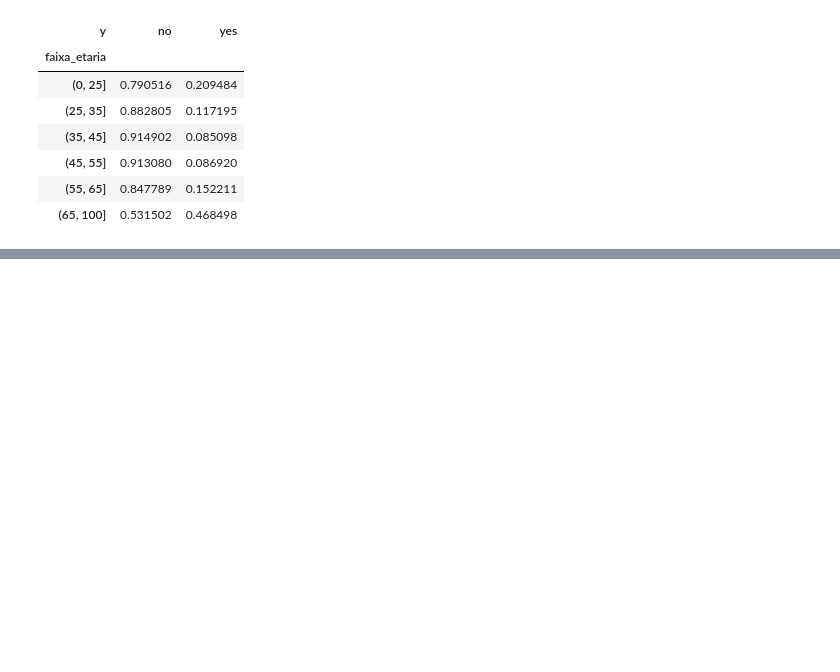
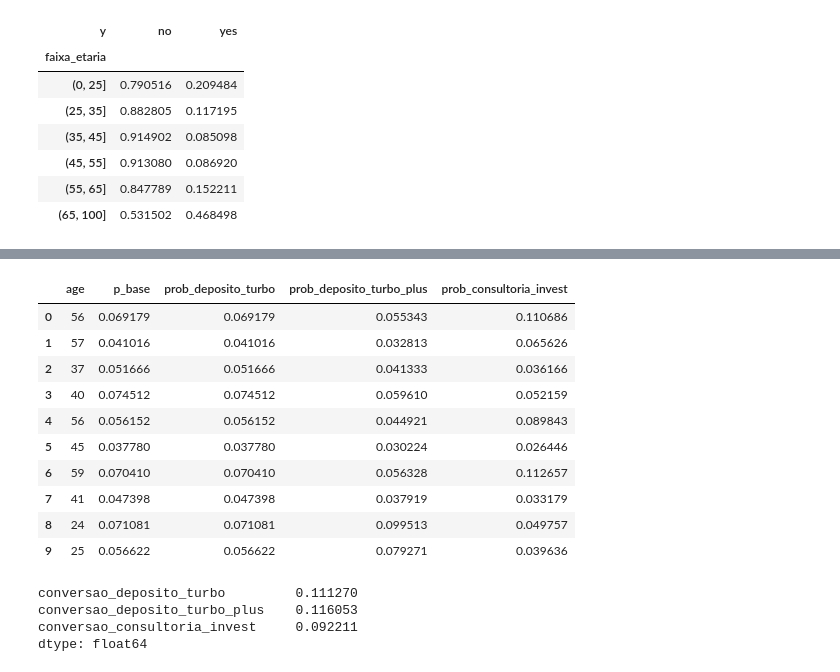
Before and after one commit to JonatasLocateli/datathon-8mlet-grupo-43, a Jupyter notebook: notebooks/eda.ipynb, the cells around one changed output, grey strips where cells are left out. Cells and saved outputs as stored; diff of their text form; code cells hidden in the pictures; blank space fills up the shorter version.

Commit message:
Etapa 2: definicao das 3 ofertas simuladas com multiplicadores calculados a partir da EDA real

```diff
--- a/notebooks/eda.ipynb
+++ b/notebooks/eda.ipynb
@@ -157,3 +155,9 @@ df.groupby('faixa_etaria')['y'].value_counts(normalize=True).unstack()
 | (45, 55] | 0.913080 | 0.086920 |
 | (55, 65] | 0.847789 | 0.152211 |
 | (65, 100] | 0.531502 | 0.468498 |
+# %%
+categorical_cols = ['job', 'marital', 'education', 'default', 'housing', 'loan', 'poutcome']
+
+df_encoded = pd.get_dummies(df, columns=categorical_cols, drop_first=True)
+
+df_encoded.shape
@@ -159,0 +179,3 @@ df.groupby('faixa_etaria')['y'].value_counts(normalize=True).unstack()
+# %%
+X = X.drop(columns=['faixa_etaria'])
+X.shape
@@ -159,0 +184,10 @@ df.groupby('faixa_etaria')['y'].value_counts(normalize=True).unstack()
+# %%
+X_train, X_test, y_train, y_test = train_test_split(
+    X, y, test_size=0.2, random_state=42, stratify=y
+)
+
+modelo_propensao = LogisticRegression(max_iter=1000)
+modelo_propensao.fit(X_train, y_train)
+
+df_encoded['p_base'] = modelo_propensao.predict_proba(X)[:, 1]
+df_encoded['p_base'].describe()
@@ -159,0 +212,49 @@ df.groupby('faixa_etaria')['y'].value_counts(normalize=True).unstack()
+# %%
+import numpy as np
+
+def calcular_prob_conversao(p_base, idade, braço):
+    if braço == "Deposito_Turbo":
+        multiplicador = 1.0
+    elif braço == "Deposito_Turbo_Plus":
+        multiplicador = 1.4 if idade <= 35 else 0.8
+    elif braço == "Consultoria_Invest":
+        multiplicador = 1.6 if idade >= 55 else 0.7
+    return min(p_base * multiplicador, 1.0)
+
+# Gera a probabilidade simulada para cada braço
+df_encoded['prob_deposito_turbo'] = df_encoded.apply(
+    lambda row: calcular_prob_conversao(row['p_base'], row['age'], "Deposito_Turbo"), axis=1
+)
+df_encoded['prob_deposito_turbo_plus'] = df_encoded.apply(
+    lambda row: calcular_prob_conversao(row['p_base'], row['age'], "Deposito_Turbo_Plus"), axis=1
+)
+df_encoded['prob_consultoria_invest'] = df_encoded.apply(
+    lambda row: calcular_prob_conversao(row['p_base'], row['age'], "Consultoria_Invest"), axis=1
+)
+
+df_encoded[['age', 'p_base', 'prob_deposito_turbo', 'prob_deposito_turbo_plus', 'prob_consultoria_invest']].head(10)
+# %% [output]
+|  | age | p_base | prob_deposito_turbo | prob_deposito_turbo_plus | prob_consultoria_invest |
+| 0 | 56 | 0.069179 | 0.069179 | 0.055343 | 0.110686 |
+| 1 | 57 | 0.041016 | 0.041016 | 0.032813 | 0.065626 |
+| 2 | 37 | 0.051666 | 0.051666 | 0.041333 | 0.036166 |
+| 3 | 40 | 0.074512 | 0.074512 | 0.059610 | 0.052159 |
+| 4 | 56 | 0.056152 | 0.056152 | 0.044921 | 0.089843 |
+| 5 | 45 | 0.037780 | 0.037780 | 0.030224 | 0.026446 |
+| 6 | 59 | 0.070410 | 0.070410 | 0.056328 | 0.112657 |
+| 7 | 41 | 0.047398 | 0.047398 | 0.037919 | 0.033179 |
+| 8 | 24 | 0.071081 | 0.071081 | 0.099513 | 0.049757 |
+| 9 | 25 | 0.056622 | 0.056622 | 0.079271 | 0.039636 |
+# %%
+np.random.seed(42)  # reprodutibilidade
+
+df_encoded['conversao_deposito_turbo'] = np.random.binomial(1, df_encoded['prob_deposito_turbo'])
+df_encoded['conversao_deposito_turbo_plus'] = np.random.binomial(1, df_encoded['prob_deposito_turbo_plus'])
+df_encoded['conversao_consultoria_invest'] = np.random.binomial(1, df_encoded['prob_consultoria_invest'])
+
+df_encoded[['conversao_deposito_turbo', 'conversao_deposito_turbo_plus', 'conversao_consultoria_invest']].mean()
+# %% [output]
+conversao_deposito_turbo         0.111270
+conversao_deposito_turbo_plus    0.116053
+conversao_consultoria_invest     0.092211
+dtype: float64
```
Also changed, not shown: parts of 8 cells of this notebook.
